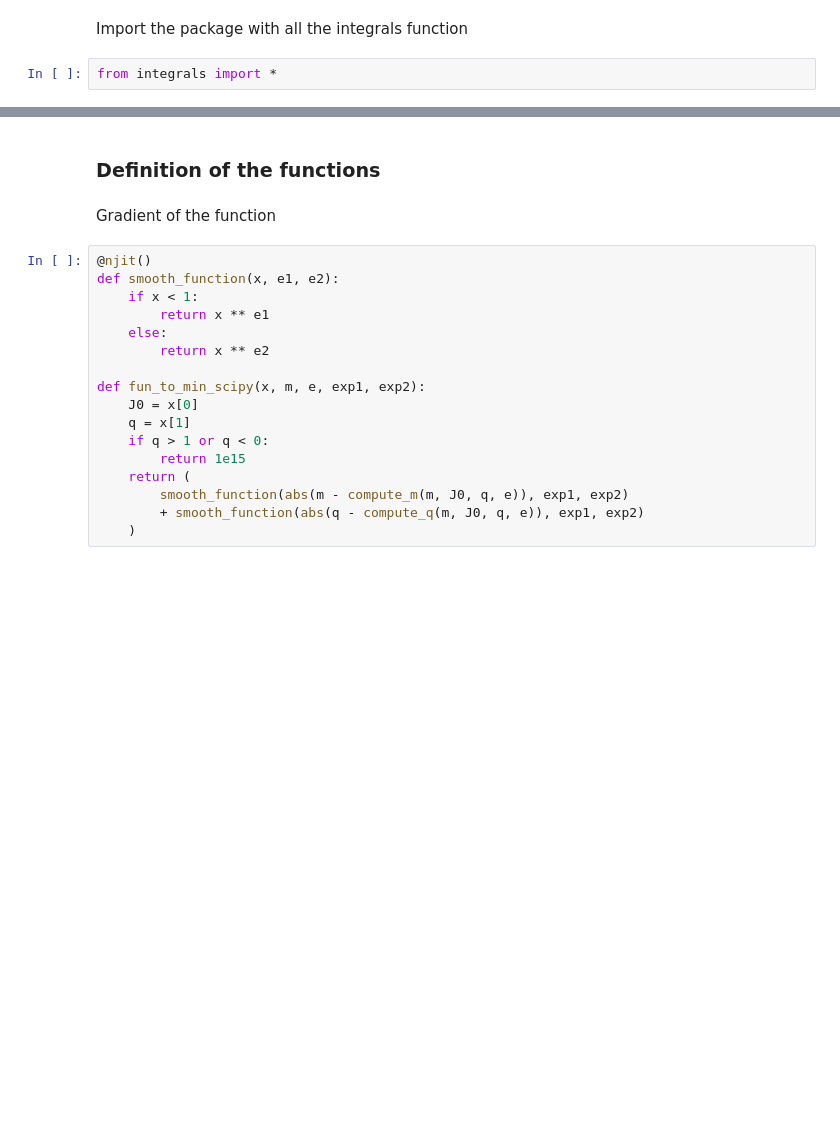
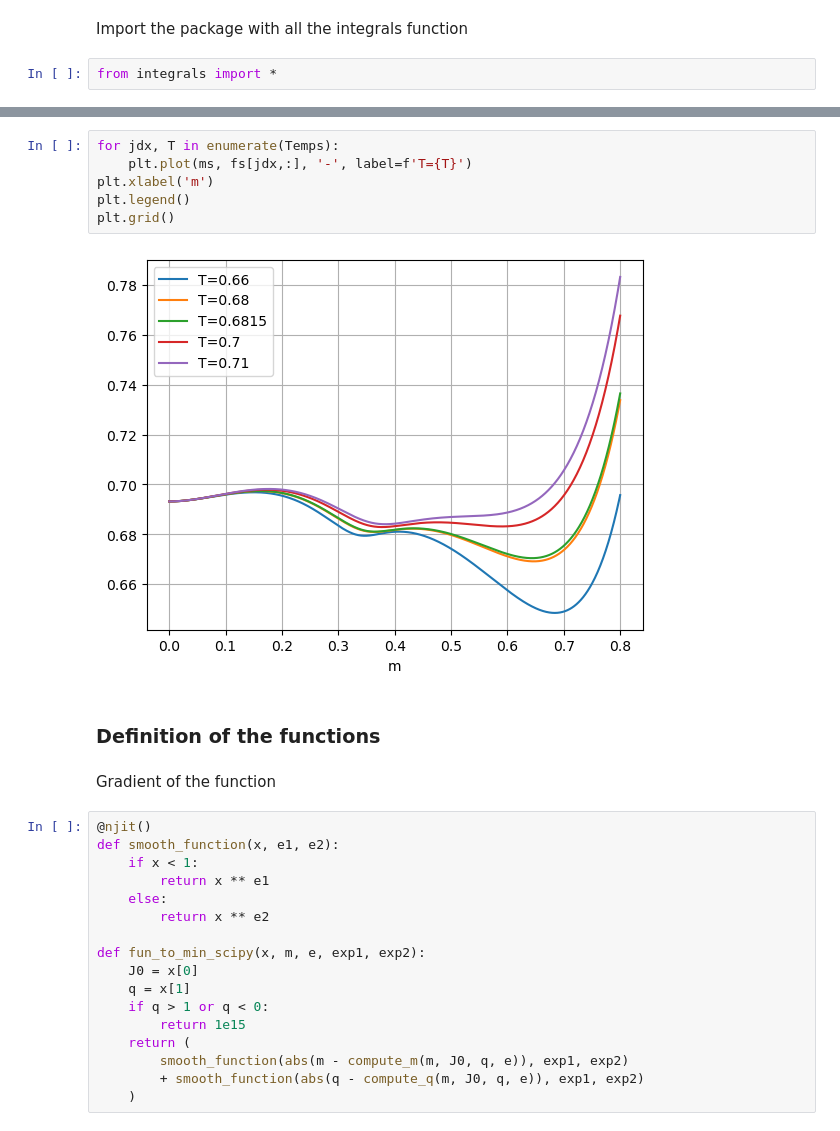
Before and after one commit to mvilucchio/fixed-energy-slice, a Jupyter notebook: RS3spin.ipynb, the cells around one changed output, grey strips where cells are left out. Saved outputs shown, nothing was run; the diff lists cells and outputs as text; blank space fills up the shorter version.

```diff
--- a/RS3spin.ipynb
+++ b/RS3spin.ipynb
@@ -20,3 +66,11 @@ from integrals import *
+# %%
+for jdx, T in enumerate(Temps):
+    plt.plot(ms, fs[jdx,:], '-', label=f'T={T}')
+plt.xlabel('m')
+plt.legend()
+plt.grid()
+# %% [output]
+[figure, added]
 # %% [markdown]
 ### Definition of the functions
 # %% [markdown]
```
Also changed, not shown: parts of 6 cells of this notebook, 1 other file.
